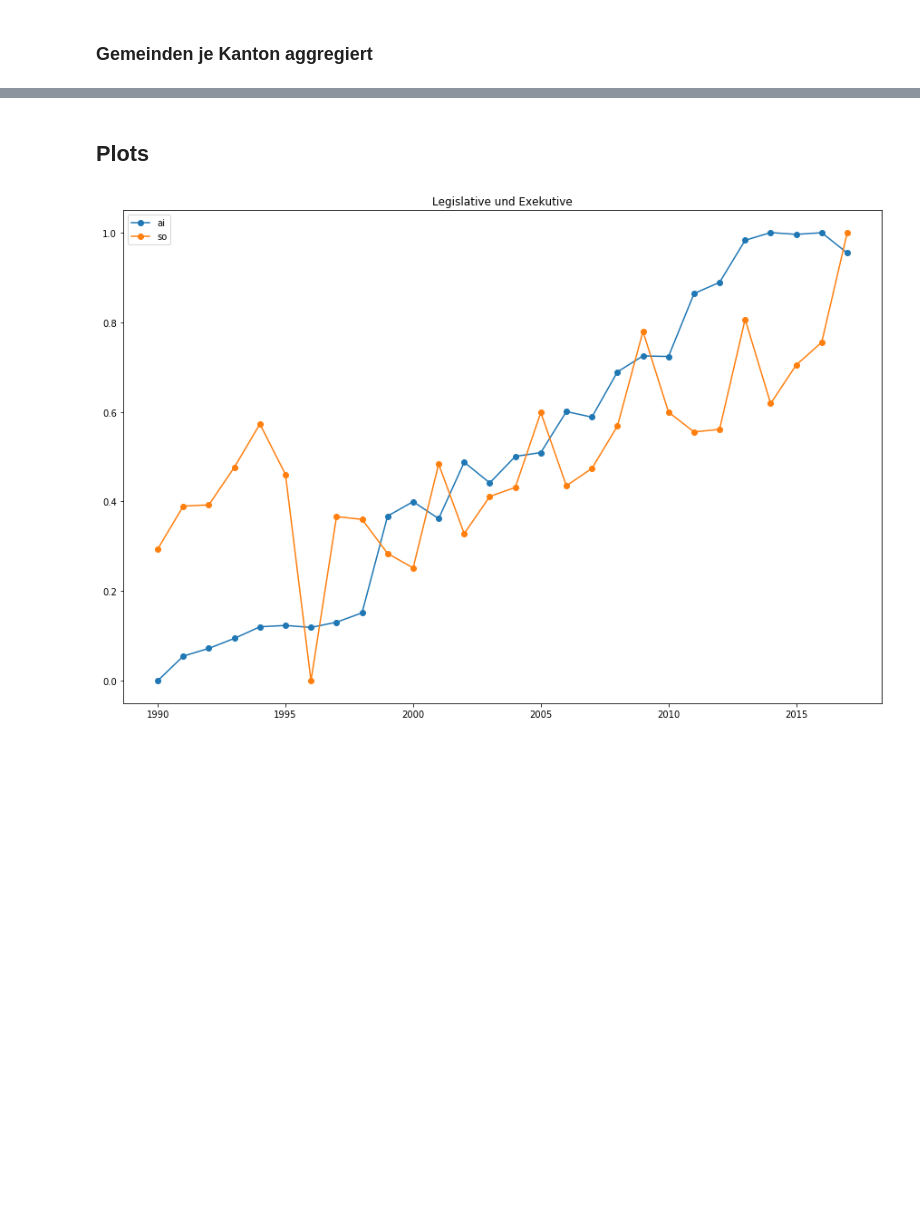
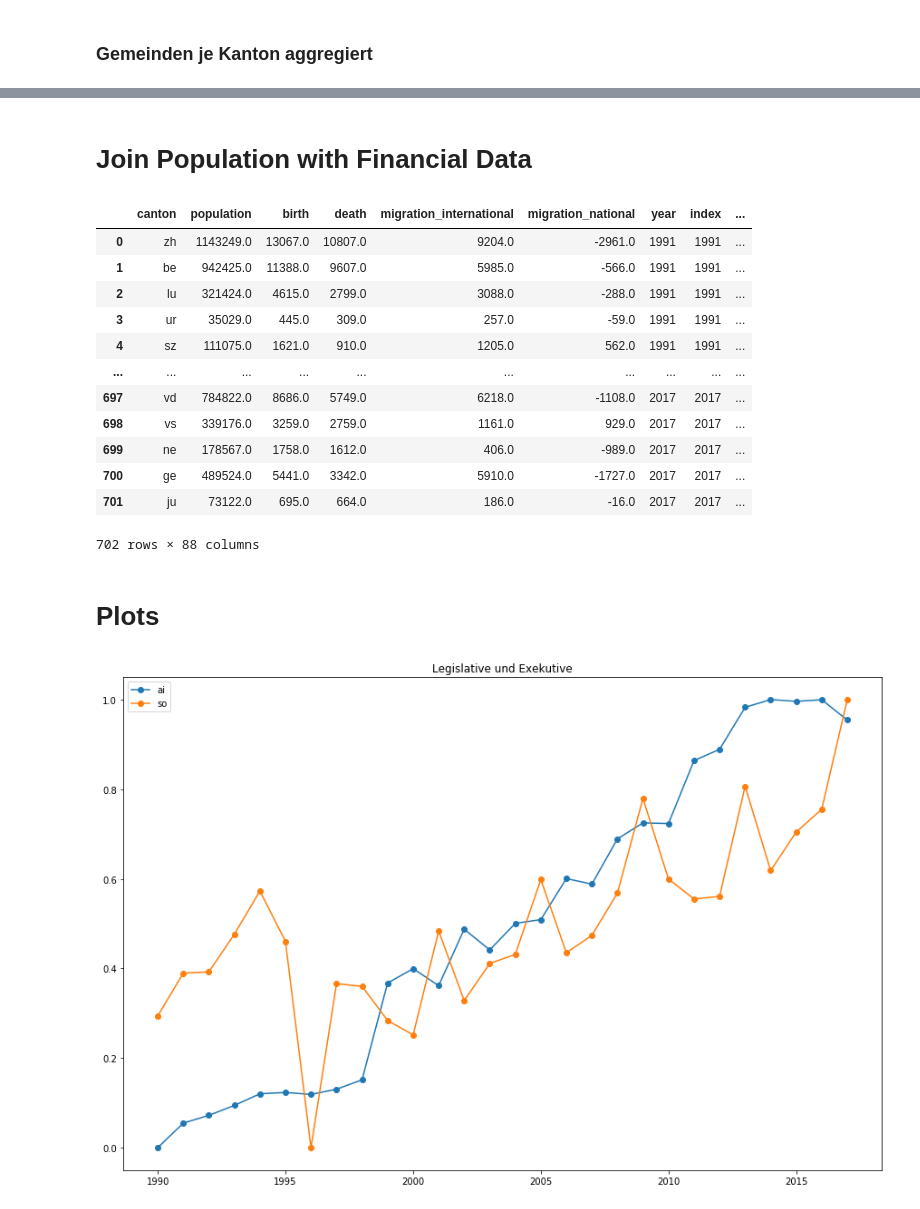
Before and after one commit to weber-chris/prettyfin, a Jupyter notebook: notebooks/data_preprocessing.ipynb, the cells around one changed output, grey strips where cells are left out. Saved outputs shown, nothing was run; the diff lists cells and outputs as text; code cells hidden in the pictures; blank space fills up the shorter version.

Commit message:
merged population to finance data

```diff
--- a/notebooks/data_preprocessing.ipynb
+++ b/notebooks/data_preprocessing.ipynb
@@ -194,0 +247,27 @@ df_einnahmen_all = pd.concat(einnahmen_list)
+# %%
+year_range_old = [str(y) for y in range(1991,2010+1)]
+year_range_new = [str(y) for y in range(2011,2018+1)]
+
+#Format switches between 2010 and 2011xlsx_population_old_2011 = pd.read_excel(
+xlsx_population_old = pd.read_excel(folder_raw_data / 'su-d-01.02.04.04.xlsx',
+                                    header=5,
+                                    sheet_name=year_range_old)
+xlsx_population_new = pd.read_excel(folder_raw_data / 'su-d-01.02.04.04.xlsx',
+                                    header=4,
+                                    sheet_name=year_range_new)
+xlsx_population_old.update(xlsx_population_new)
+xlsx_population =  xlsx_population_old
+# %%
+header = [
+    'canton', 'population', 'birth', 'death','birth_delta', 'migration_international',
+    'migration_national', 'year'
+]
+df_population = pd.DataFrame(columns=header)
+for year in year_range_old + year_range_new:
+    df_population_temp = xlsx_population[year].iloc[0:26,0:7]
+    df_population_temp.columns = header[:-1]
+    df_population_temp['year'] = year
+    df_population_temp['canton'] = df_population_temp['canton'].apply(lambda x : canton_iso_mapping[x])
+    df_population = df_population.append(df_population_temp, ignore_index=True)
+df_population.drop(['birth_delta'], axis=1, inplace=True)
+df_population
@@ -194,0 +288,27 @@ df_einnahmen_all = pd.concat(einnahmen_list)
+# %% [markdown]
+# Join Population with Financial Data
+# %%
+def join_pop(df, df_population):
+    df = df.reset_index()
+    df['index'] = df['index'].apply(str)
+    df = pd.merge(df_population,df,left_on=['year','canton'], right_on=['index','canton'])
+    return df
+# %%
+df_ausgaben_all_merged = join_pop(df_ausgaben_all, df_population)
+df_einnahmen_all_merged = join_pop(df_einnahmen_all, df_population)
+# %%
+df_ausgaben_all_merged
+# %% [output]
+|  | canton | population | birth | death | migration_international | migration_national | year | index | ... |
+| 0 | zh | 1143249.0 | 13067.0 | 10807.0 | 9204.0 | -2961.0 | 1991 | 1991 | ... |
+| 1 | be | 942425.0 | 11388.0 | 9607.0 | 5985.0 | -566.0 | 1991 | 1991 | ... |
+| 2 | lu | 321424.0 | 4615.0 | 2799.0 | 3088.0 | -288.0 | 1991 | 1991 | ... |
+| 3 | ur | 35029.0 | 445.0 | 309.0 | 257.0 | -59.0 | 1991 | 1991 | ... |
+| 4 | sz | 111075.0 | 1621.0 | 910.0 | 1205.0 | 562.0 | 1991 | 1991 | ... |
+| ... | ... | ... | ... | ... | ... | ... | ... | ... | ... |
+| 697 | vd | 784822.0 | 8686.0 | 5749.0 | 6218.0 | -1108.0 | 2017 | 2017 | ... |
+| 698 | vs | 339176.0 | 3259.0 | 2759.0 | 1161.0 | 929.0 | 2017 | 2017 | ... |
+| 699 | ne | 178567.0 | 1758.0 | 1612.0 | 406.0 | -989.0 | 2017 | 2017 | ... |
+| 700 | ge | 489524.0 | 5441.0 | 3342.0 | 5910.0 | -1727.0 | 2017 | 2017 | ... |
+| 701 | ju | 73122.0 | 695.0 | 664.0 | 186.0 | -16.0 | 2017 | 2017 | ... |
+702 rows × 88 columns
@@ -195,5 +323,5 @@ df_einnahmen_all = pd.concat(einnahmen_list)
 # %% [markdown]
-## Plots
+# Plots
 # %%
 def plot_feature_on_multiple_cantons(df,
                                      feature,
```
Also changed, not shown: parts of 12 cells of this notebook, 3 other files.
